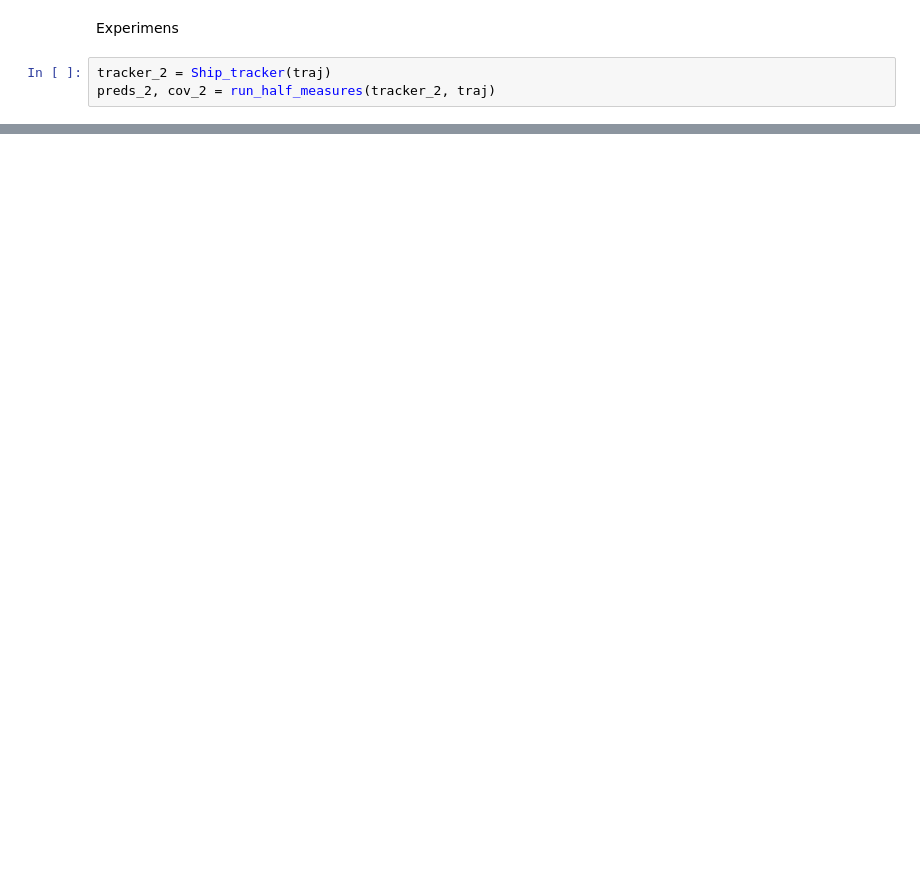
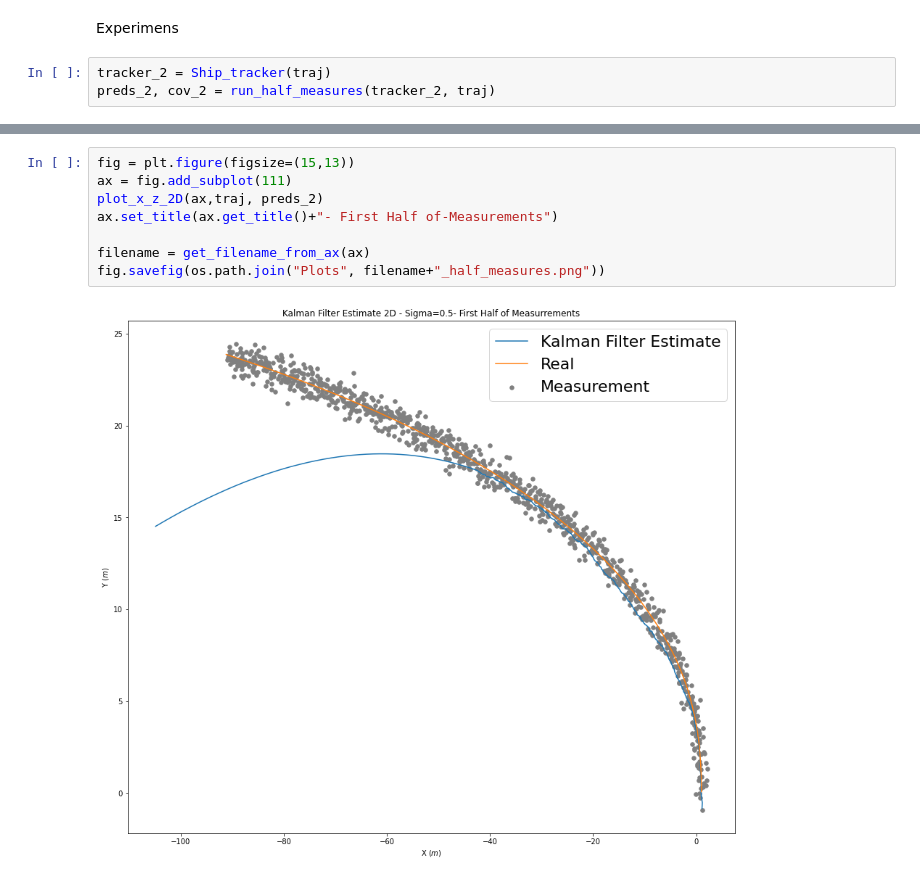
Before and after one commit to simonecampisi97/SpaceShip_FilterPy_Kalman, a Jupyter notebook: SpaceShip_3D/Spaceship_Filterpy_3D.ipynb, the cells around one changed output, grey strips where cells are left out. Drawn from its saved outputs; the diff is of its cells as text; blank space fills up the shorter version.

```diff
--- a/SpaceShip_3D/Spaceship_Filterpy_3D.ipynb
+++ b/SpaceShip_3D/Spaceship_Filterpy_3D.ipynb
@@ -51,0 +78,10 @@ plot_prediction(preds_2, traj, ax)
+# %%
+fig = plt.figure(figsize=(15,13))
+ax = fig.add_subplot(111)
+plot_x_z_2D(ax,traj, preds_2)
+ax.set_title(ax.get_title()+"- First Half of-Measurements")
+
+filename = get_filename_from_ax(ax)
+fig.savefig(os.path.join("Plots", filename+"_half_measures.png"))
+# %% [output]
+[figure, added]
```
Also changed, not shown: parts of 5 cells of this notebook, 8 other files.
